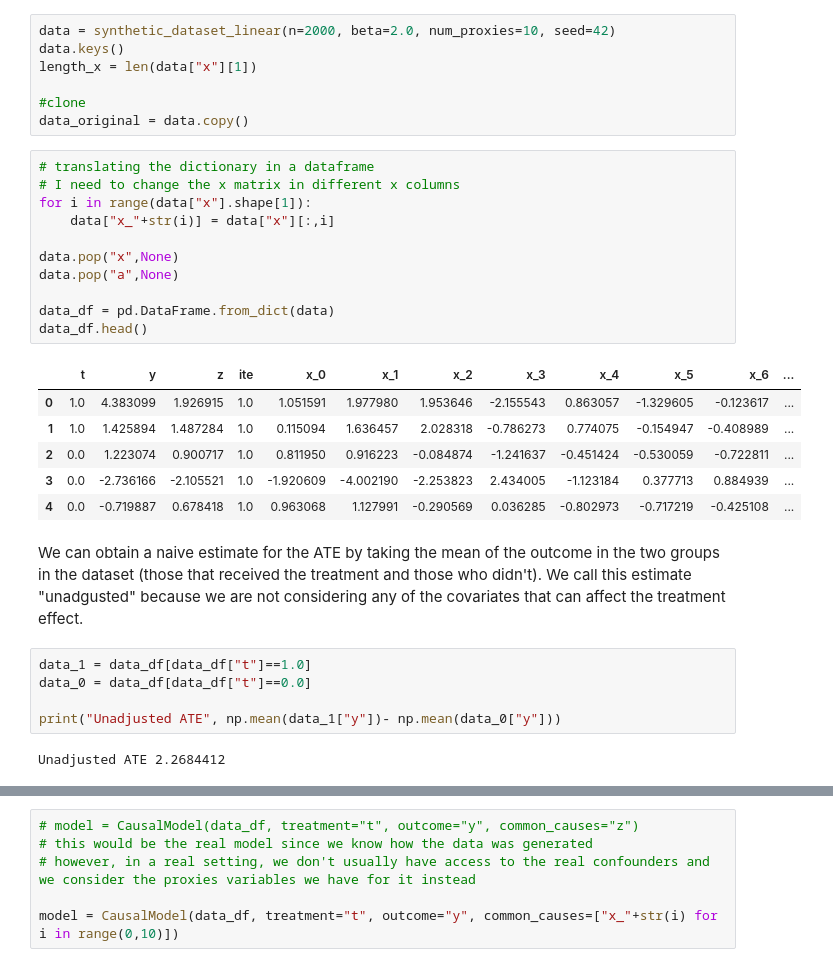
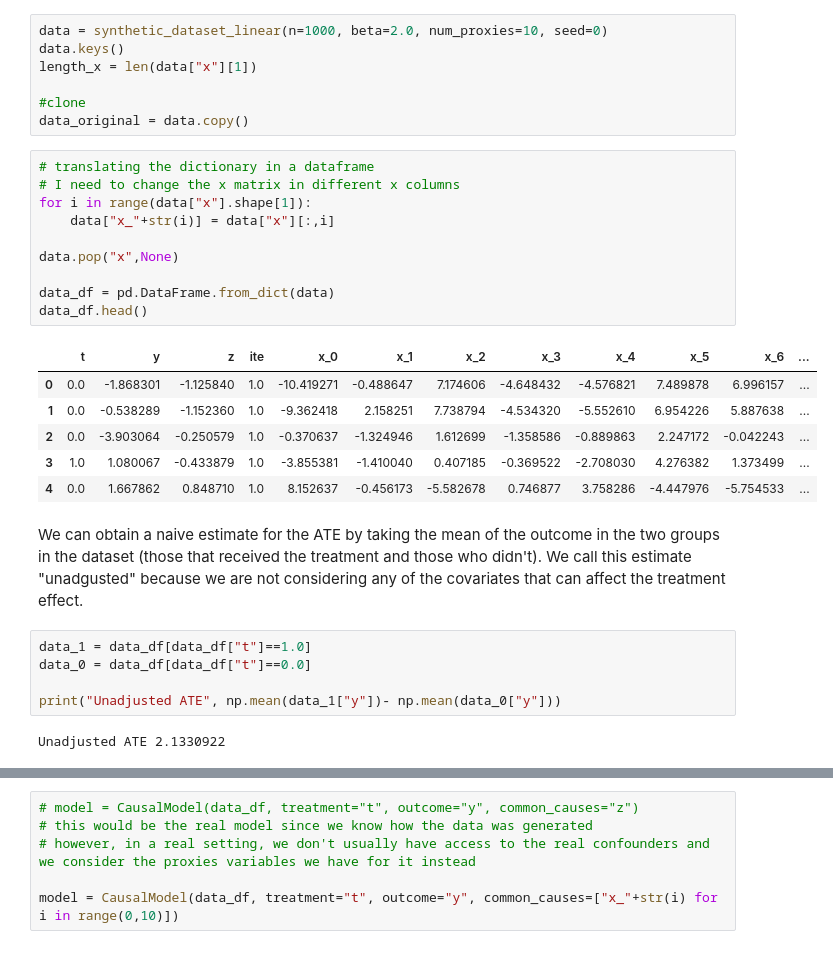
Before and after one commit to christianfaccio/causal_machine_learning, a Jupyter notebook: src/causal_effect_inference.ipynb, the cells around one changed output, grey strips where cells are left out. Cells and saved outputs as stored; diff of their text form.

```diff
--- a/src/causal_effect_inference.ipynb
+++ b/src/causal_effect_inference.ipynb
@@ -71,5 +45,5 @@ Y|Z=z,T=t \sim \mathcal{N}(z + t, \sigma_Y^2)
 # %%
-data = synthetic_dataset_linear(n=2000, beta=2.0, num_proxies=10, seed=42)
+data = synthetic_dataset_linear(n=1000, beta=2.0, num_proxies=10, seed=0)
 data.keys()
 length_x = len(data["x"][1])
 
@@ -78,21 +52,20 @@ data_original = data.copy()
 # %%
 # translating the dictionary in a dataframe
 # I need to change the x matrix in different x columns
 for i in range(data["x"].shape[1]):
     data["x_"+str(i)] = data["x"][:,i]
 
 data.pop("x",None)
-data.pop("a",None)
 
 data_df = pd.DataFrame.from_dict(data)
 data_df.head()
 # %% [output]
 |  | t | y | z | ite | x_0 | x_1 | x_2 | x_3 | x_4 | x_5 | x_6 | ... |
-| 0 | 1.0 | 4.383099 | 1.926915 | 1.0 | 1.051591 | 1.977980 | 1.953646 | -2.155543 | 0.863057 | -1.329605 | -0.123617 | ... |
-| 1 | 1.0 | 1.425894 | 1.487284 | 1.0 | 0.115094 | 1.636457 | 2.028318 | -0.786273 | 0.774075 | -0.154947 | -0.408989 | ... |
-| 2 | 0.0 | 1.223074 | 0.900717 | 1.0 | 0.811950 | 0.916223 | -0.084874 | -1.241637 | -0.451424 | -0.530059 | -0.722811 | ... |
-| 3 | 0.0 | -2.736166 | -2.105521 | 1.0 | -1.920609 | -4.002190 | -2.253823 | 2.434005 | -1.123184 | 0.377713 | 0.884939 | ... |
-| 4 | 0.0 | -0.719887 | 0.678418 | 1.0 | 0.963068 | 1.127991 | -0.290569 | 0.036285 | -0.802973 | -0.717219 | -0.425108 | ... |
+| 0 | 0.0 | -1.868301 | -1.125840 | 1.0 | -10.419271 | -0.488647 | 7.174606 | -4.648432 | -4.576821 | 7.489878 | 6.996157 | ... |
+| 1 | 0.0 | -0.538289 | -1.152360 | 1.0 | -9.362418 | 2.158251 | 7.738794 | -4.534320 | -5.552610 | 6.954226 | 5.887638 | ... |
+| 2 | 0.0 | -3.903064 | -0.250579 | 1.0 | -0.370637 | -1.324946 | 1.612699 | -1.358586 | -0.889863 | 2.247172 | -0.042243 | ... |
+| 3 | 1.0 | 1.080067 | -0.433879 | 1.0 | -3.855381 | -1.410040 | 0.407185 | -0.369522 | -2.708030 | 4.276382 | 1.373499 | ... |
+| 4 | 0.0 | 1.667862 | 0.848710 | 1.0 | 8.152637 | -0.456173 | -5.582678 | 0.746877 | 3.758286 | -4.447976 | -5.754533 | ... |
 # %% [markdown]
 We can obtain a naive estimate for the ATE by taking the mean of the outcome in the two groups in the dataset (those that received the treatment and those who didn't). We call this estimate "unadgusted" because we are not considering any of the covariates that can affect the treatment effect.
 # %%
@@ -101,7 +74,7 @@ data_0 = data_df[data_df["t"]==0.0]
 
 print("Unadjusted ATE", np.mean(data_1["y"])- np.mean(data_0["y"]))
 # %% [output]
-Unadjusted ATE 2.2684412
+Unadjusted ATE 2.1330922
 # %% [markdown]
 ## First strategy: assuming "No hidden confounders"
 
```
Also changed, not shown: parts of 92 cells of this notebook.
